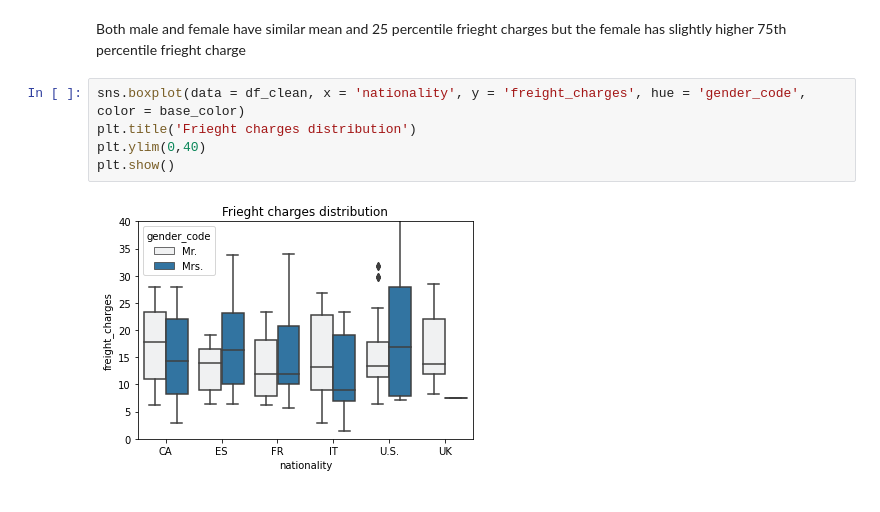
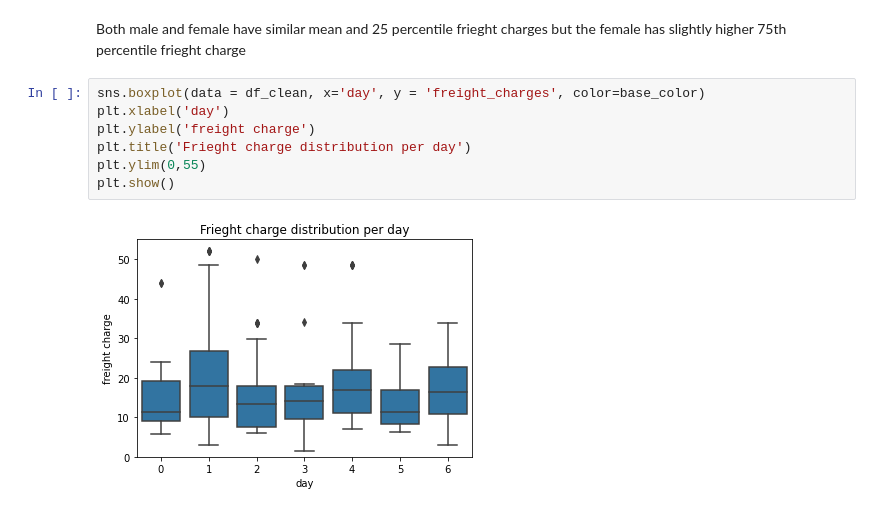
Before and after one commit to AdeVic/Customer_demographics_and_sales, a Jupyter notebook: Customer_demographics_and_sales_Lab5.ipynb, the cells around one changed output. Saved outputs shown, nothing was run; the diff lists cells and outputs as text.

```diff
--- a/Customer_demographics_and_sales_Lab5.ipynb
+++ b/Customer_demographics_and_sales_Lab5.ipynb
@@ -724,10 +776,12 @@ plt.show()
 [figure]
 # %% [markdown]
 Both male and female have similar mean and 25 percentile frieght charges but the female has slightly higher 75th percentile frieght charge
-# %%
-sns.boxplot(data = df_clean, x = 'nationality', y = 'freight_charges', hue = 'gender_code', color = base_color)
-plt.title('Frieght charges distribution')
-plt.ylim(0,40)
-plt.show()
-# %% [output]
-[figure, removed]
+# %%
+sns.boxplot(data = df_clean, x='day', y = 'freight_charges', color=base_color)
+plt.xlabel('day')
+plt.ylabel('freight charge')
+plt.title('Frieght charge distribution per day')
+plt.ylim(0,55)
+plt.show()
+# %% [output]
+[figure, added]
```
Also changed, not shown: parts of 25 cells of this notebook, 1 other file.
